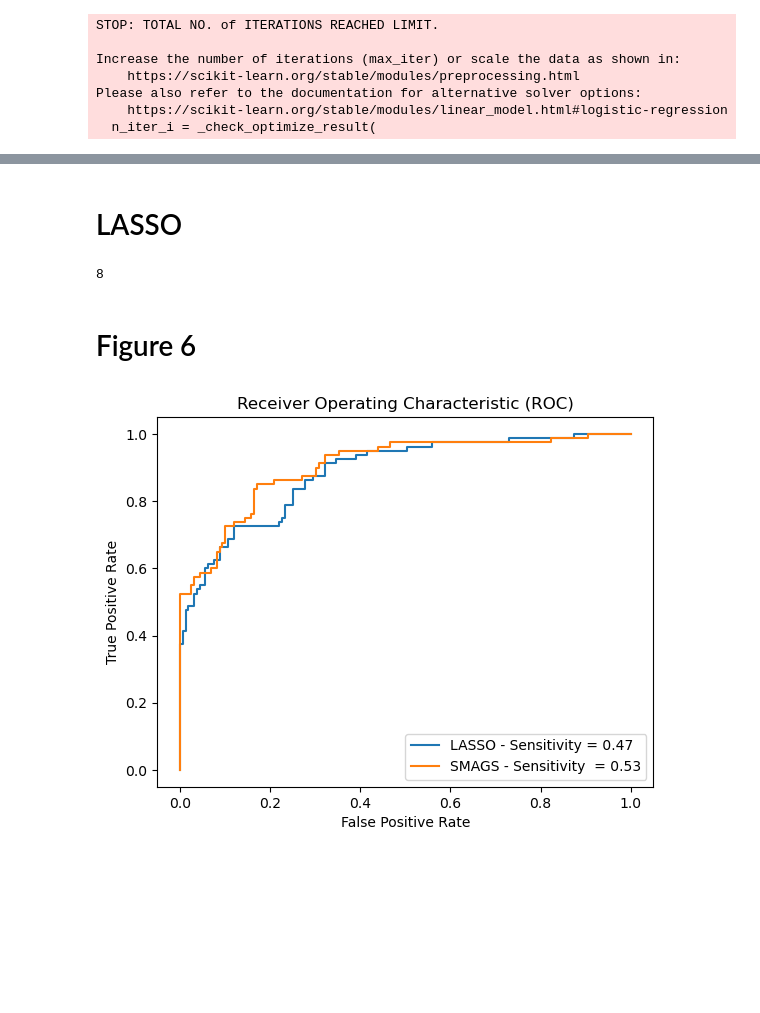
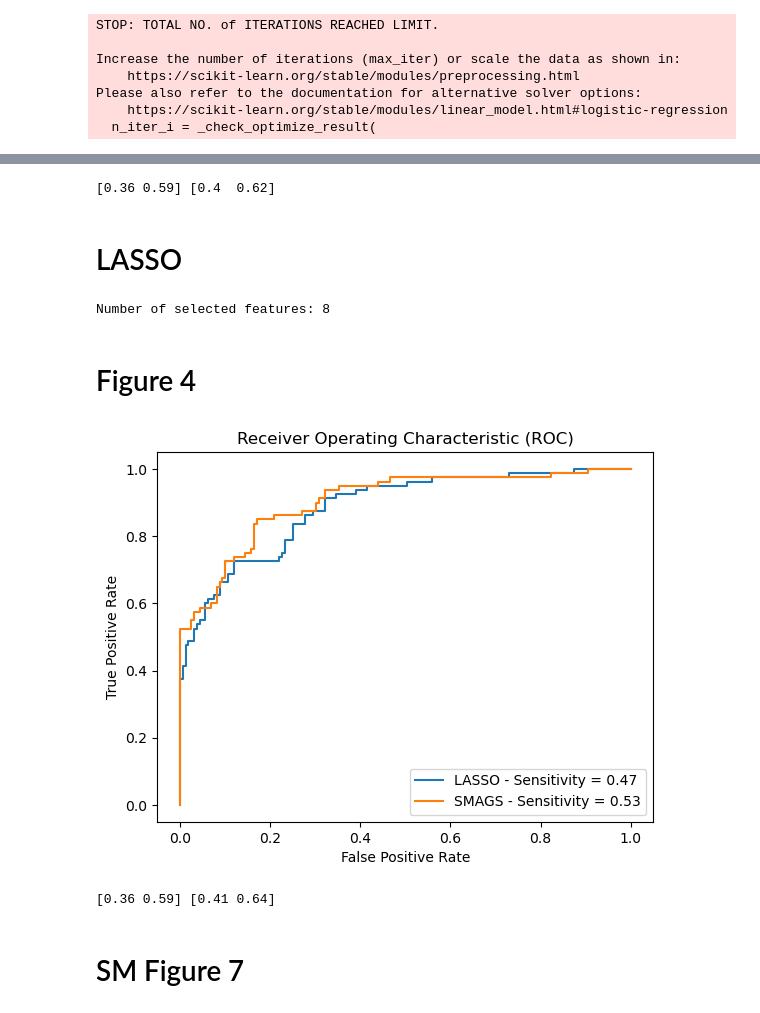
Before and after one commit to smahmoodghasemi/SMAGS, a Jupyter notebook: SMAGS - Last version.ipynb, the cells around one changed output, grey strips where cells are left out. Cells and saved outputs as stored; diff of their text form; code cells hidden in the pictures; blank space fills up the shorter version.

```diff
--- a/SMAGS - Last version.ipynb
+++ b/SMAGS - Last version.ipynb
@@ -209,7 +296,7 @@ F4 = np.concatenate([
 # Create a DataFrame
 # The first 1000 values are cases (1), and the next 1000 values are controls (0)
 DF = pd.DataFrame({
-    "is_case": np.concatenate([np.repeat(1, m), np.repeat(0, m)]),  # Class labels
+    "is_case": np.concatenate([np.repeat(1, 2*m), np.repeat(0, 2*m)]),  # Class labels
     "X1": F1,  # Feature 1
     "X2": F2,  # Feature 2
     "X3": F3,  # Feature 3
@@ -284,4 +361,6 @@ Name: count, dtype: int64
 # %%
+Xs=DF[['X1', 'X2','X3', 'X4']]
+ys=DF['is_case']
 # Split the data into training and testing sets
 Xs_train, Xs_test, ys_train, ys_test = train_test_split(
     Xs[['X1', 'X2']],  # Select features 'X1' and 'X2' from the DataFrame
@@ -415,7 +543,7 @@ Xs_train_new, Xs_test_new, ys_train_new, ys_test_new = train_test_split(
     Xs_new,                # Features to be split
     ys_new,               # Target labels to be split
     random_state=randomstate,  # Set random seed for reproducibility
-    test_size=0.2,        # Use 20% of the data for testing
+    test_size=0.25,        # Use 20% of the data for testing
     shuffle=True           # Shuffle the data before splitting to avoid bias
 )
 # %%
@@ -623,7 +751,6 @@ for train, test in kfold.split(X_train):
     # Predict probabilities on test fold
     y_probs1 = log.predict_proba(X_train.loc[X_train.index[test]])
     fpr1, tpr1, _ = roc_curve(y_train.loc[y_train.index[test]], y_probs1[:, 1])  # Compute ROC curve
-    roc_auc1 = auc(fpr1, tpr1)  # Compute AUC (commented out in plot)
 
     # Apply SMAGS method on training fold
     A = SMAGS(X_train.loc[X_train.index[train]], y_train.loc[y_train.index[train]], SP)
@@ -632,8 +759,6 @@ for train, test in kfold.split(X_train):
     # Compute ROC curve for SMAGS
     fpr_smags, tpr_smags, _ = roc_curve(y_train.loc[y_train.index[test]],
         np.matmul(np.array((X_train.loc[X_train.index[test]]).assign(I=1)), np.array(A[:X.shape[1] + 1])))
-
-    roc_auc_smags = auc(fpr_smags, tpr_smags)  # Compute AUC (commented out in plot)
 
     # Plot ROC curve for Logistic Regression
     plt.plot(fpr1, tpr1, '-', color=colors[i], label=str(i) + ' LR - Sensitivity = %0.2f' % tpr1[np.argmin(1 - fpr1 > SP)])
@@ -646,7 +771,7 @@ plt.legend()
 plt.title("Receiver Operating Characteristic (ROC)")
 plt.ylabel('True Positive Rate')
 plt.xlabel('False Positive Rate')
-plt.savefig('F 3.png')  # Save the figure
+plt.savefig('Figure 2-a-October.png')  # Save the figure
 plt.show()  # Display the plot
 # %% [output]
 STOP: TOTAL NO. of ITERATIONS REACHED LIMIT.
@@ -940,3 +1086,28 @@ Please also refer to the documentation for alternative solver options:
+# %%
+total_positives = sum(y_test)
+
+sensitivity_lr=tpr_log_res[np.argmin(1 - fpr_log_res > 0.985)]
+sensitivity_smags=tpr_smag_res[np.argmin(1 - fpr_smag_res > 0.985)]
+
+# True positives at that point (i.e., TPR * total_positives)
+true_positives_at_point_lr = sensitivity_lr * total_positives
+true_positives_at_point_smags = sensitivity_smags * total_positives
+
+# Confidence interval (using Wilson score interval method)
+alpha = 0.05  # 95% confidence level
+ci_lower_lr, ci_upper_lr = stats.binom.interval(1-alpha, total_positives, sensitivity_lr, loc=0)
+ci_lower_lr = np.round(ci_lower_lr/total_positives,2)  # Normalize to get TPR bounds
+ci_upper_lr = np.round(ci_upper_lr/total_positives,2)
+
+ci_lower_smags, ci_upper_smags = stats.binom.interval(1-alpha, total_positives, sensitivity_smags, loc=0)
+ci_lower_smags = np.round(ci_lower_smags/total_positives,2)  # Normalize to get TPR bounds
+ci_upper_smags = np.round(ci_upper_smags/total_positives,2)
+
+ci_lr=np.array([ci_lower_lr,ci_upper_lr])
+ci_smags=np.array([ci_lower_smags,ci_upper_smags])
+print( ci_lr, ci_smags )
+# %% [output]
+[0.36 0.59] [0.4  0.62]
 # %% [markdown]
 # LASSO
 # %%
@@ -963,28 +1134,55 @@ lasso_col_index = [i for i, j in enumerate(X.columns) if j in lasso_features]
 num_selected_features = len(lasso_features)
 print(f"Number of selected features: {num_selected_features}")
 # %% [output]
-8
+Number of selected features: 8
 # %% [markdown]
- # Figure 6
+ # Figure 4
 # %%
 
 # Sensitivity and Specificity for LASSO
 fpr_las, tpr_las, _ = roc_curve(y_test, y_pred_lasso)
 roc_auc_las = auc(fpr_las, tpr_las)
-plt.plot(fpr_las, tpr_las, label='LASSO - Sensitivity = %0.2f' % tpr_las[np.argmin((1 - fpr_las) > 0.985)]
+plt.plot(fpr_las, tpr_las, label='LASSO - Sensitivity = %0.2f' % tpr_las[np.argmin((1 - fpr_las) > 0.985)])
 
 # Sensitivity and Specificity for SMAGS
 smag_vs_lass_coef = SMAGS(X=(X_train_scaled.iloc[:, lasso_col_index]), y=y_train, SP=0.985)[:(len(lasso_features) + 1)]
 fpr_smag_vs_lass, tpr_smag_vs_lass, _ = roc_curve(y_test, np.matmul(np.array((X_test_scaled.iloc[:, lasso_col_index]).assign(I=1)), np.array(smag_vs_lass_coef)))
 roc_auc_smag_vs_lass = auc(fpr_smag_vs_lass, tpr_smag_vs_lass)
 plt.plot(fpr_smag_vs_lass, tpr_smag_vs_lass, label='SMAGS - Sensitivity = %0.2f' % tpr_smag_vs_lass[np.argmin((1 - fpr_smag_vs_lass) > 0.985)])
 
 # Plotting
 plt.legend()
 plt.title("Receiver Operating Characteristic (ROC)")
 plt.ylabel('True Positive Rate')
 plt.xlabel('False Positive Rate')
-plt.savefig('F 6.png')
+plt.savefig('F4-October.png')
 plt.show()
 # %% [output]
-[figure, old version]
+[figure, new version]
+# %%
+total_positives = sum(y_test)
+
+sensitivity_lr=tpr_las[np.argmin(1 - fpr_las > 0.985)]
+sensitivity_smags=tpr_smag_vs_lass[np.argmin(1 - fpr_smag_vs_lass > 0.985)]
+
+# True positives at that point (i.e., TPR * total_positives)
+true_positives_at_point_lr = sensitivity_lr * total_positives
+true_positives_at_point_smags = sensitivity_smags * total_positives
+
+# Confidence interval (using Wilson score interval method)
+alpha = 0.05  # 95% confidence level
+ci_lower_lr, ci_upper_lr = stats.binom.interval(1-alpha, total_positives, sensitivity_lr, loc=0)
+ci_lower_lr = np.round(ci_lower_lr/total_positives,2)  # Normalize to get TPR bounds
+ci_upper_lr = np.round(ci_upper_lr/total_positives,2)
+
+ci_lower_smags, ci_upper_smags = stats.binom.interval(1-alpha, total_positives, sensitivity_smags, loc=0)
+ci_lower_smags = np.round(ci_lower_smags/total_positives,2)  # Normalize to get TPR bounds
+ci_upper_smags = np.round(ci_upper_smags/total_positives,2)
+
+ci_lr=np.array([ci_lower_lr,ci_upper_lr])
+ci_smags=np.array([ci_lower_smags,ci_upper_smags])
+print( ci_lr, ci_smags )
+# %% [output]
+[0.36 0.59] [0.41 0.64]
+# %% [markdown]
+# SM Figure 7
```
Also changed, not shown: parts of 26 cells of this notebook.
